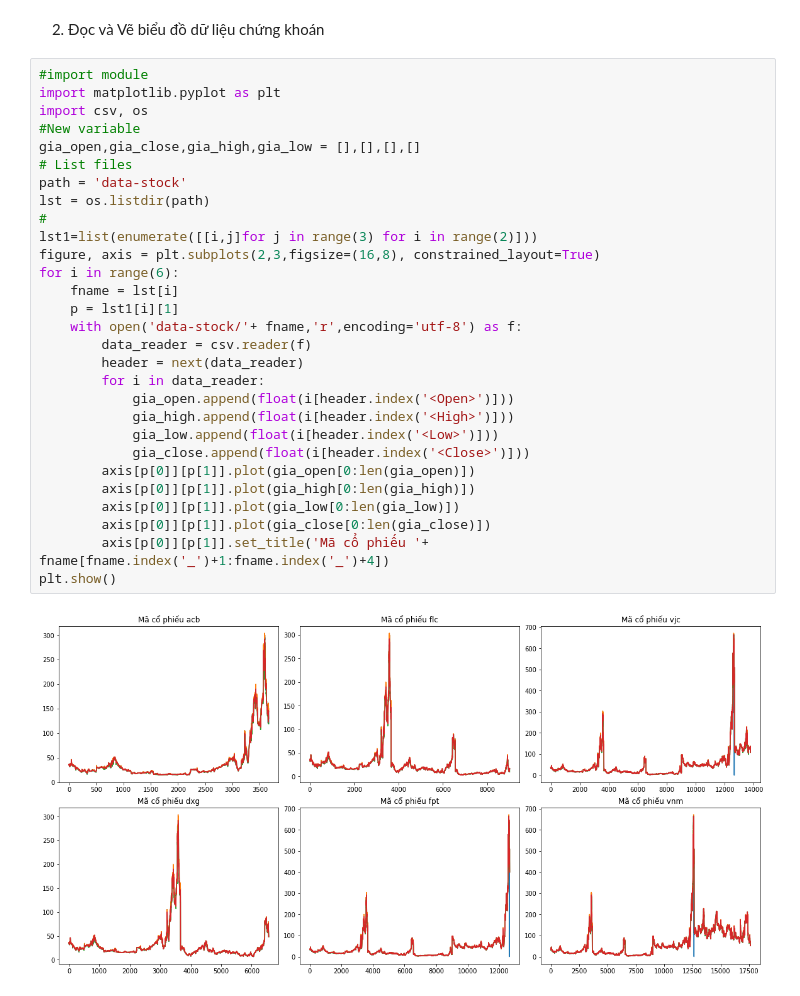
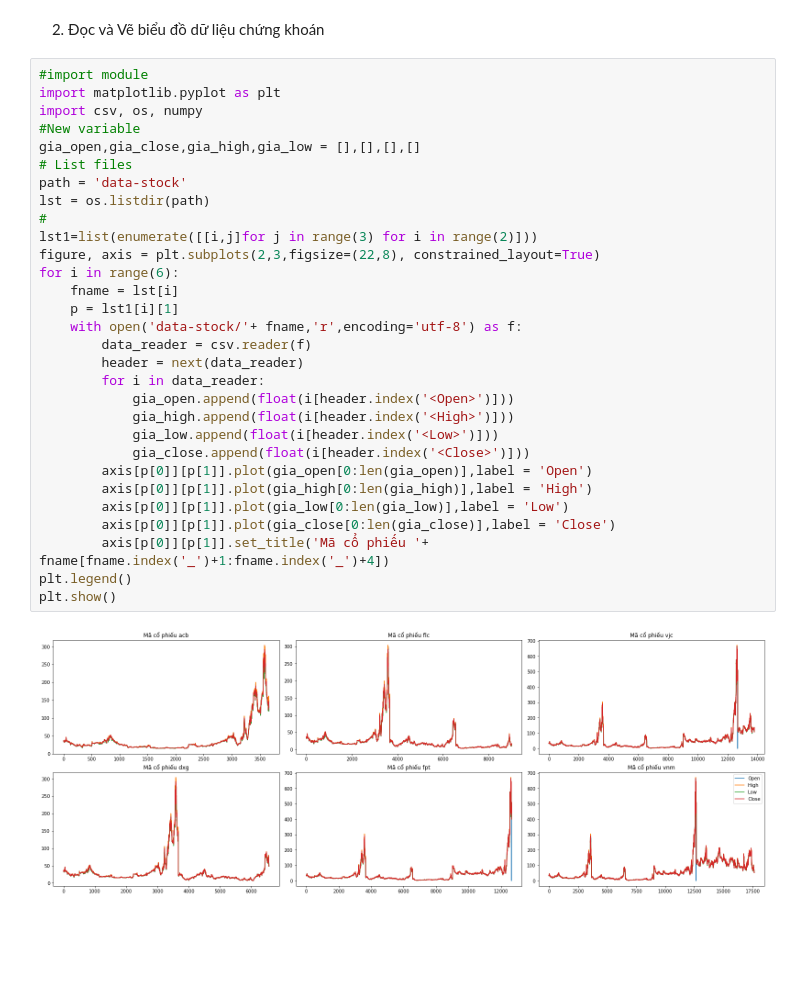
Before and after one commit to Hoanpc777/Python1, a Jupyter notebook: B3/[DS03]_[2.1]_[PhanCongHoan].ipynb, the cells around one changed output. Drawn from its saved outputs; the diff is of its cells as text; blank space fills up the shorter version.

```diff
--- a/B3/[DS03]_[2.1]_[PhanCongHoan].ipynb
+++ b/B3/[DS03]_[2.1]_[PhanCongHoan].ipynb
@@ -24,31 +24,32 @@ plt.show()
 # %%
 #import module
 import matplotlib.pyplot as plt
-import csv, os
+import csv, os, numpy
 #New variable
 gia_open,gia_close,gia_high,gia_low = [],[],[],[]
 # List files
 path = 'data-stock'
 lst = os.listdir(path)
 #
 lst1=list(enumerate([[i,j]for j in range(3) for i in range(2)]))
-figure, axis = plt.subplots(2,3,figsize=(16,8), constrained_layout=True)
+figure, axis = plt.subplots(2,3,figsize=(22,8), constrained_layout=True)
 for i in range(6):
     fname = lst[i]
     p = lst1[i][1]
     with open('data-stock/'+ fname,'r',encoding='utf-8') as f:
         data_reader = csv.reader(f)
         header = next(data_reader)
         for i in data_reader:
             gia_open.append(float(i[header.index('<Open>')]))
             gia_high.append(float(i[header.index('<High>')]))
             gia_low.append(float(i[header.index('<Low>')]))
             gia_close.append(float(i[header.index('<Close>')]))
-        axis[p[0]][p[1]].plot(gia_open[0:len(gia_open)])
-        axis[p[0]][p[1]].plot(gia_high[0:len(gia_high)])
-        axis[p[0]][p[1]].plot(gia_low[0:len(gia_low)])
-        axis[p[0]][p[1]].plot(gia_close[0:len(gia_close)])
+        axis[p[0]][p[1]].plot(gia_open[0:len(gia_open)],label = 'Open')
+        axis[p[0]][p[1]].plot(gia_high[0:len(gia_high)],label = 'High')
+        axis[p[0]][p[1]].plot(gia_low[0:len(gia_low)],label = 'Low')
+        axis[p[0]][p[1]].plot(gia_close[0:len(gia_close)],label = 'Close')
         axis[p[0]][p[1]].set_title('Mã cổ phiếu '+ fname[fname.index('_')+1:fname.index('_')+4])
+plt.legend()
 plt.show()
 # %% [output]
-[figure, old version]
+[figure, new version]
```
Also changed, not shown: parts of 5 cells of this notebook.
